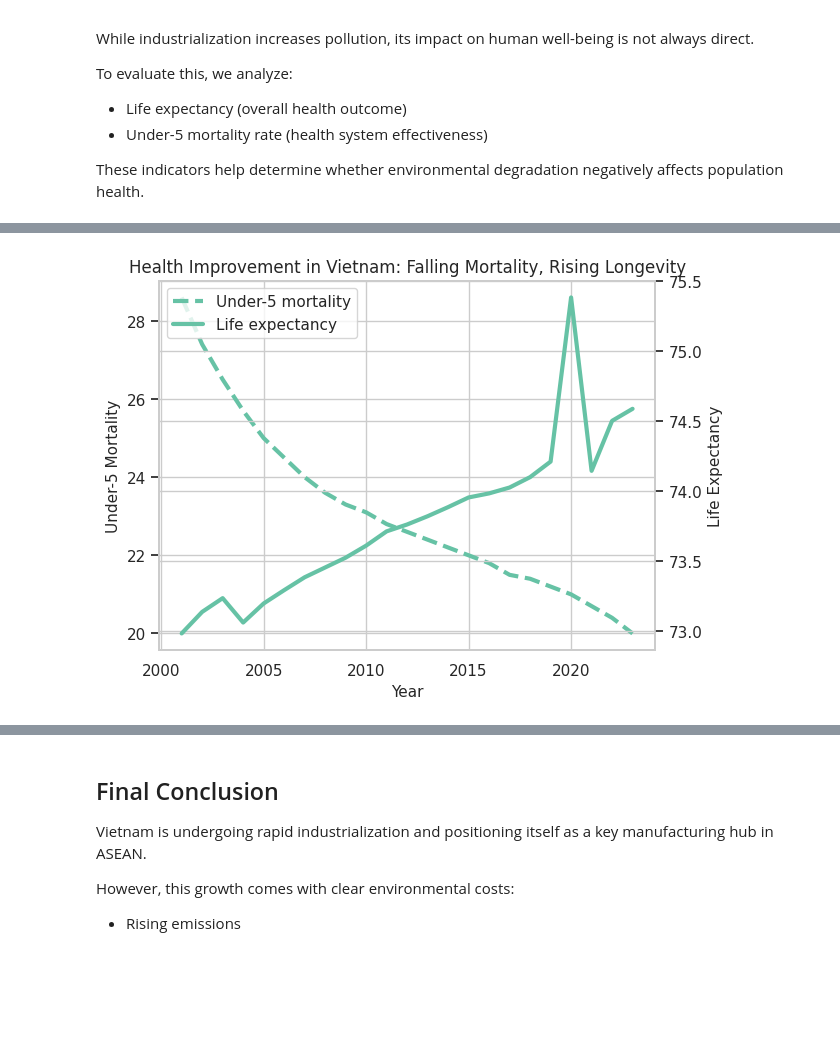
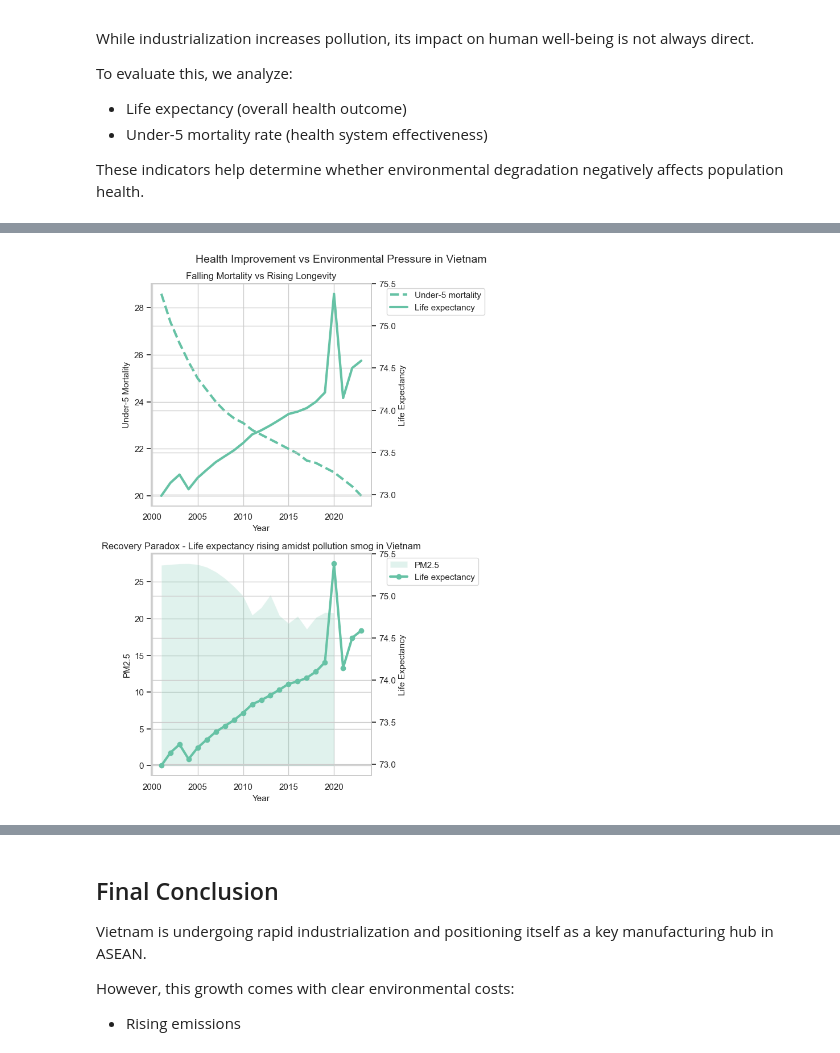
Before and after one commit to thloc1212/DV_LAB2, a Jupyter notebook: merged/merge.ipynb, the cells around one changed output, grey strips where cells are left out. Drawn from its saved outputs; the diff is of its cells as text; code cells hidden in the pictures; blank space fills up the shorter version.

```diff
--- a/merged/merge.ipynb
+++ b/merged/merge.ipynb
@@ -291,7 +291,7 @@ df_pivot["Country"] = df_pivot["Country"].replace({"Viet Nam": "Vietnam"})
 # Define ASEAN countries
 asean = [
     "Vietnam", "Thailand", "Malaysia", "Indonesia", "Philippines",
-    "Singapore", "Cambodia", "Lao PDR", "Myanmar", "Timor-Leste"
+    "Singapore", "Cambodia", "Lao PDR", "Myanmar", "Timor-Leste", "Brunei Darussalam",
 ]
 
 df_asean = df_pivot[df_pivot["Country"].isin(asean)].copy()
@@ -594,43 +576,79 @@ plt.show()
 # %%
-plt.figure()
+fig, axes = plt.subplots(2, 1, figsize=(8,10))
 
 vn = df_asean[df_asean["Country"] == "Vietnam"].sort_values("Year")
 
-# --- Trục 1: Under-5 mortality ---
-ax1 = plt.gca()
+# Mortality + Life Expectancy
+ax1 = axes[0]
+ax2 = ax1.twinx()
 
 ax1.plot(
     vn["Year"],
     vn["Under-5 mortality"],
     linewidth=3,
     linestyle="--",
     label="Under-5 mortality"
 )
 
-ax1.set_xlabel("Year")
-ax1.set_ylabel("Under-5 Mortality")
-
-# --- Trục 2: Life expectancy ---
-ax2 = ax1.twinx()
-
 ax2.plot(
     vn["Year"],
     vn["Life expectancy"],
     linewidth=3,
     label="Life expectancy"
 )
 
+ax1.set_xlabel("Year")
+ax1.set_ylabel("Under-5 Mortality")
 ax2.set_ylabel("Life Expectancy")
 
-# --- Title ---
-plt.title("Health Improvement in Vietnam: Falling Mortality, Rising Longevity")
-
-# --- Legend chung ---
 lines1, labels1 = ax1.get_legend_handles_labels()
 lines2, labels2 = ax2.get_legend_handles_labels()
+ax1.legend(
+    lines1 + lines2,
+    labels1 + labels2,
+    loc="upper left",
+    bbox_to_anchor=(1.05, 1)
+)
+ax1.set_title("Falling Mortality vs Rising Longevity")
 
-plt.legend(lines1 + lines2, labels1 + labels2)
 
+# Chart 2: PM2.5 + Life Expectancy
+ax1 = axes[1]
+ax2 = ax1.twinx()
+
+ax1.fill_between(
+    vn["Year"],
+    vn["PM2.5"],
+    alpha=0.2,
+    label="PM2.5"
+)
+
+ax2.plot(
+    vn["Year"],
+    vn["Life expectancy"],
+    linewidth=3,
+    marker="o",
+    label="Life expectancy"
+)
+
+ax1.set_xlabel("Year")
+ax1.set_ylabel("PM2.5")
+ax2.set_ylabel("Life Expectancy")
+
+lines1, labels1 = ax1.get_legend_handles_labels()
+lines2, labels2 = ax2.get_legend_handles_labels()
+ax1.legend(
+    lines1 + lines2,
+    labels1 + labels2,
+    loc="upper left",
+    bbox_to_anchor=(1.05, 1)
+)
+
+ax1.set_title("Recovery Paradox - Life expectancy rising amidst pollution smog in Vietnam")
+
+
+plt.suptitle("Health Improvement vs Environmental Pressure in Vietnam", fontsize=14)
+plt.tight_layout(rect=[0, 0, 0.85, 1])
 plt.show()
 # %% [output]
-[figure, old version]
+[figure, new version]
```
Also changed, not shown: parts of 40 cells of this notebook.
